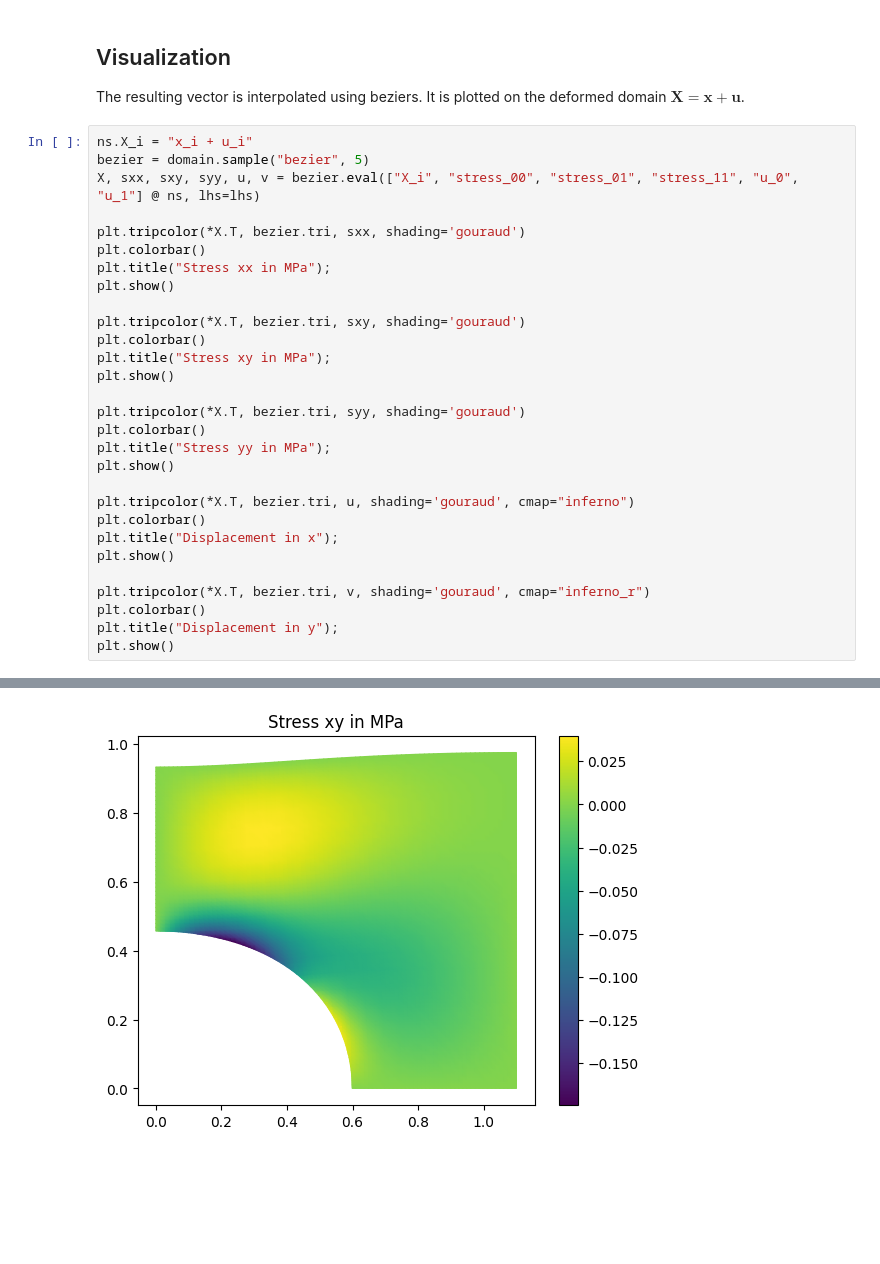
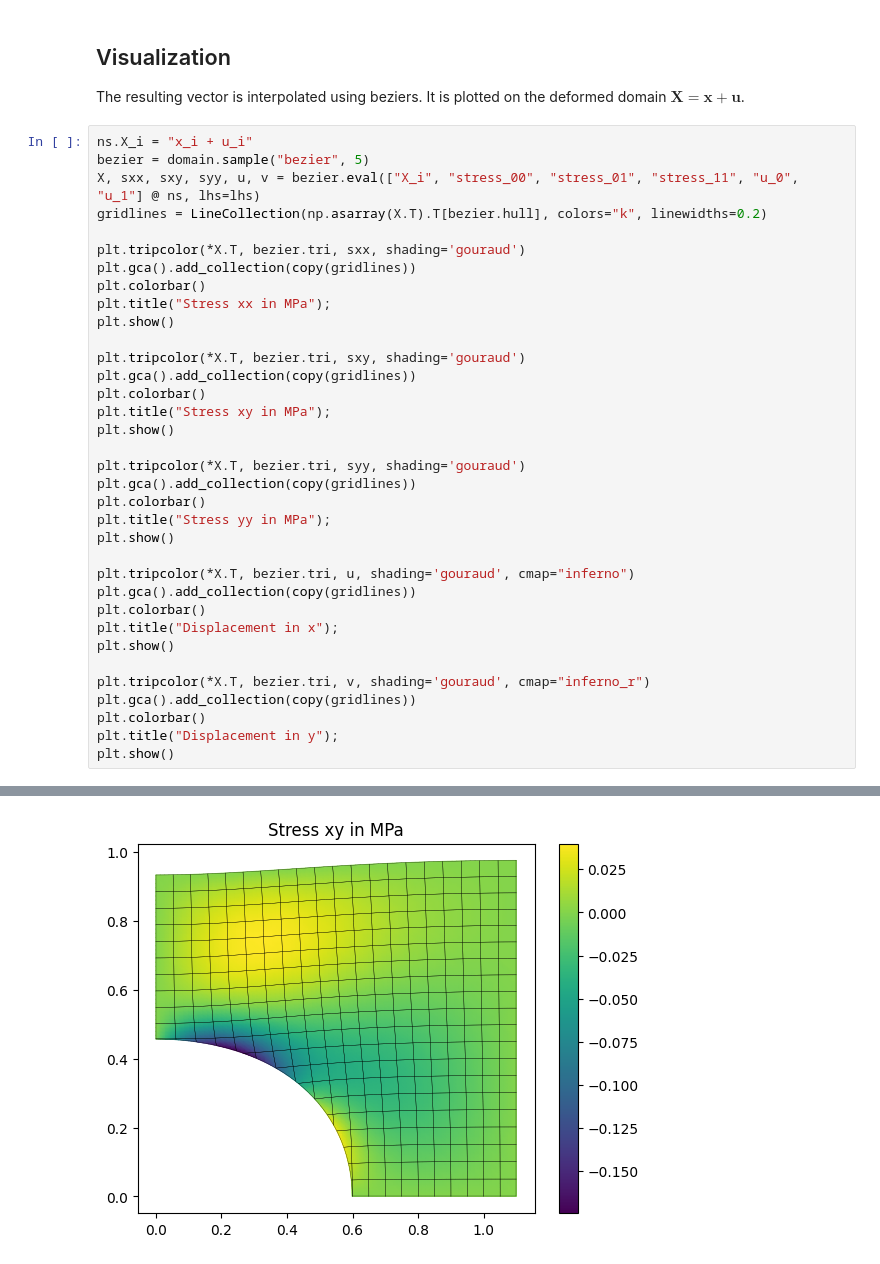
Before and after one commit to meyer-nils/numerical_examples, a Jupyter notebook: plate_hole_2d/nutils.ipynb, the cells around one changed output, grey strips where cells are left out. Cells and saved outputs as stored; diff of their text form; blank space fills up the shorter version.

```diff
--- a/plate_hole_2d/nutils.ipynb
+++ b/plate_hole_2d/nutils.ipynb
@@ -89,28 +92,34 @@ The resulting vector is interpolated using beziers. It is plotted on the deforme
 ns.X_i = "x_i + u_i"
 bezier = domain.sample("bezier", 5)
 X, sxx, sxy, syy, u, v = bezier.eval(["X_i", "stress_00", "stress_01", "stress_11", "u_0", "u_1"] @ ns, lhs=lhs)
+gridlines = LineCollection(np.asarray(X.T).T[bezier.hull], colors="k", linewidths=0.2)
 
 plt.tripcolor(*X.T, bezier.tri, sxx, shading='gouraud')
+plt.gca().add_collection(copy(gridlines))
 plt.colorbar()
 plt.title("Stress xx in MPa");
 plt.show()
 
 plt.tripcolor(*X.T, bezier.tri, sxy, shading='gouraud')
+plt.gca().add_collection(copy(gridlines))
 plt.colorbar()
 plt.title("Stress xy in MPa");
 plt.show()
 
 plt.tripcolor(*X.T, bezier.tri, syy, shading='gouraud')
+plt.gca().add_collection(copy(gridlines))
 plt.colorbar()
 plt.title("Stress yy in MPa");
 plt.show()
 
 plt.tripcolor(*X.T, bezier.tri, u, shading='gouraud', cmap="inferno")
+plt.gca().add_collection(copy(gridlines))
 plt.colorbar()
 plt.title("Displacement in x");
 plt.show()
 
 plt.tripcolor(*X.T, bezier.tri, v, shading='gouraud', cmap="inferno_r")
+plt.gca().add_collection(copy(gridlines))
 plt.colorbar()
 plt.title("Displacement in y");
 plt.show()
@@ -119 +128 @@ plt.show()
-[figure, old version]
+[figure, new version]
```
Also changed, not shown: parts of 2 cells of this notebook.
